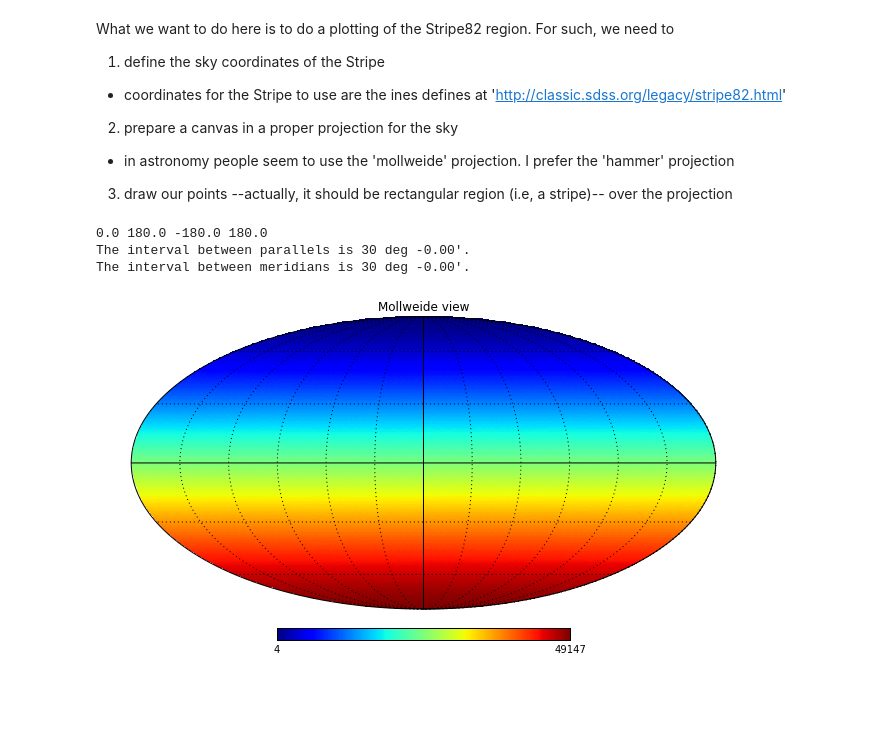
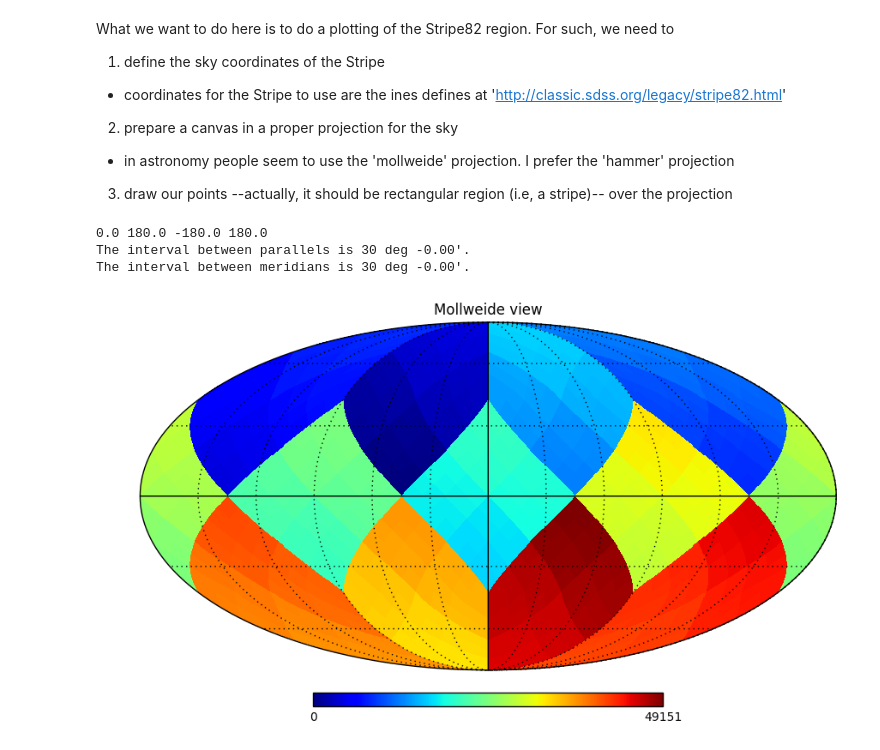
Before and after one commit to chbrandt/pynotes, a Jupyter notebook: plot/sky_projection/plot_skyprojection_stripe82_healpy.ipynb, the cells around one changed output. Drawn from its saved outputs; the diff is of its cells as text; code cells hidden in the pictures; blank space fills up the shorter version.

Commit message:
Add MOC by Healpy masking to better understand how it works

```diff
--- a/plot/sky_projection/plot_skyprojection_stripe82_healpy.ipynb
+++ b/plot/sky_projection/plot_skyprojection_stripe82_healpy.ipynb
@@ -17,17 +17,18 @@ dec_deg = [-1.25,1.25]
 # %%
 # Let's do it now with the Healpix python wrapper (Healpy)
 %matplotlib inline
 import matplotlib.pyplot as plt
 import healpy as hp
 import numpy as np
 
 NSIDE=64
 mapp = np.arange(hp.nside2npix(NSIDE))
 
-hp.mollview(mapp)
+hp.mollview(mapp,nest=True)
+plt.savefig('moc_healpy_nest_full.svg')
 hp.graticule()
 # %% [output]
 0.0 180.0 -180.0 180.0
 The interval between parallels is 30 deg -0.00'.
 The interval between meridians is 30 deg -0.00'.
-[figure, old version]
+[figure, new version]
```
Also changed, not shown: parts of 3 cells of this notebook, 2 other files.
